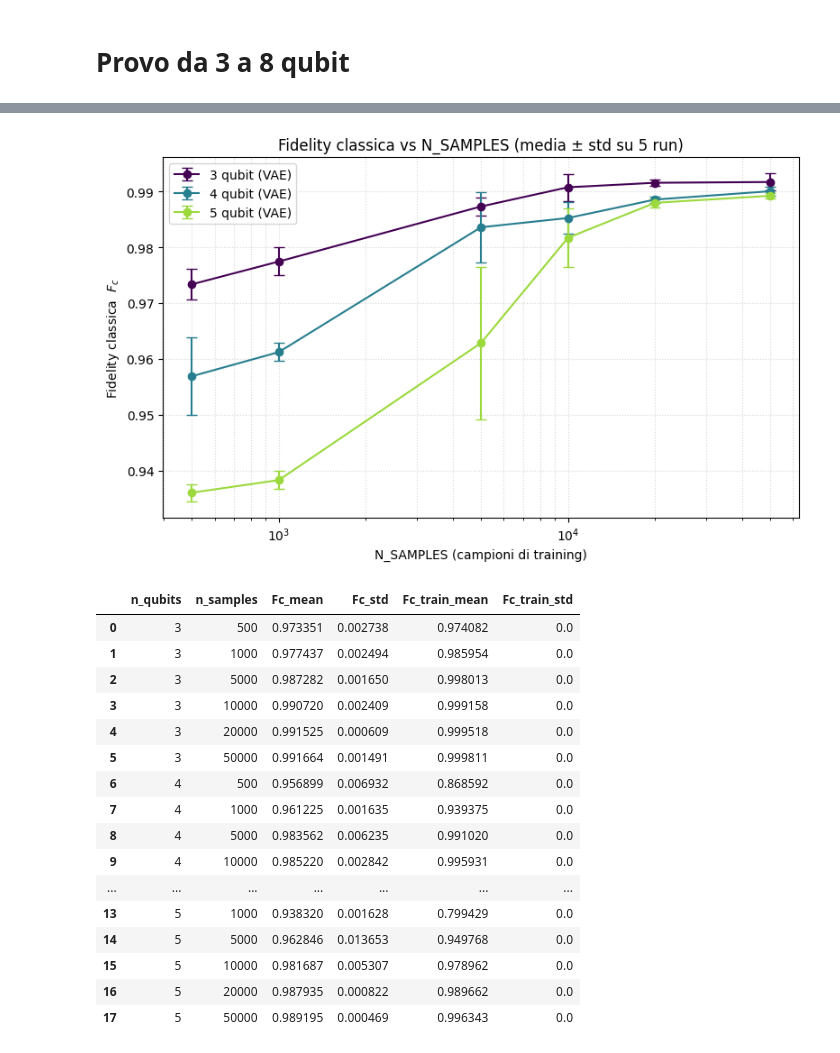
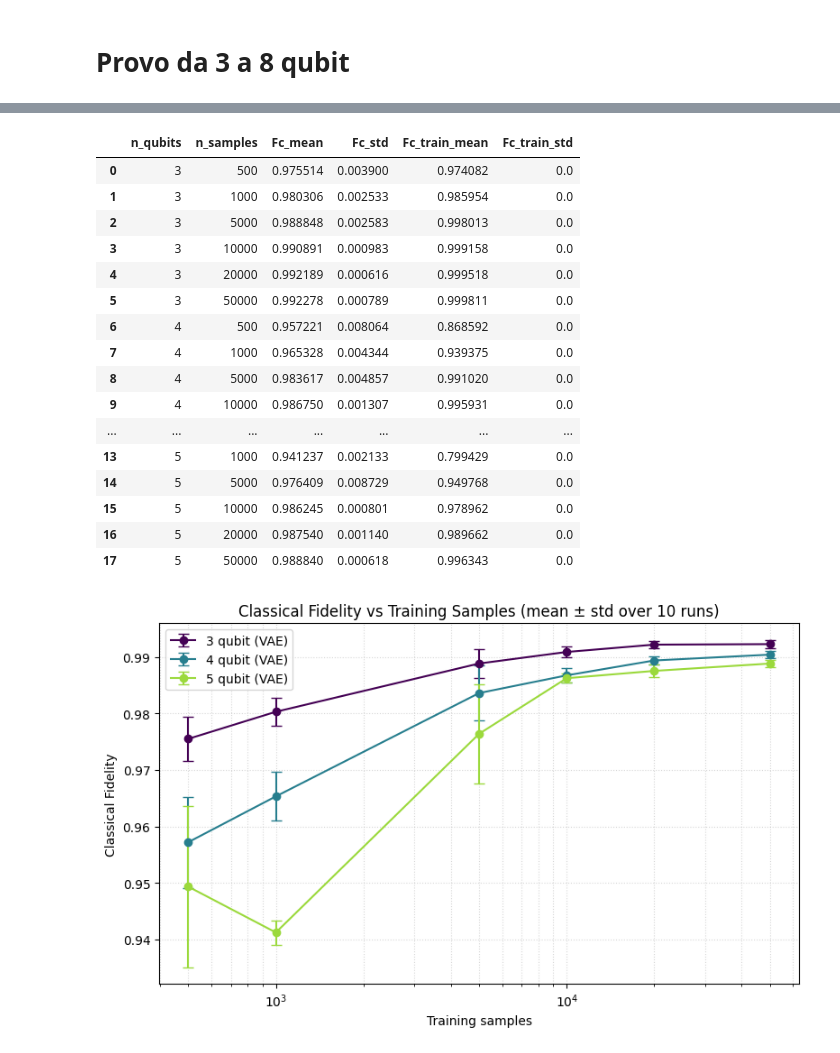
Before and after one commit to srazzetti/statistical-qst-vae, a Jupyter notebook: notebook/vae_training.ipynb, the cells around one changed output, grey strips where cells are left out. Cells and saved outputs as stored; diff of their text form; code cells hidden in the pictures.

```diff
--- a/notebook/vae_training.ipynb
+++ b/notebook/vae_training.ipynb
@@ -71,24 +77,12 @@ Training set size and shape: 800 and (800, 12)
 Testing set size and shape: 200 and (200, 12)
 # %% [markdown]
 # Train
-# %%
-def set_up_training(experiment_id = 'run', drive_path = RESULTS_ROOT):
-    timestamp = datetime.now().strftime("%m%d_%H%M")
-    run_dir = os.path.join(drive_path, f"{experiment_id}_{timestamp}")
-    os.makedirs(run_dir, exist_ok=True)
-
-    checkpoint_path = os.path.join(run_dir, "best_weights.weights.h5")
-    history_path    = os.path.join(run_dir, "history.csv")
-
-    print(f"All saved in: {run_dir}")
-
-    return run_dir, checkpoint_path, history_path
 # %%
 # Define useful parameters for the VAE training
 LATENT_DIM = 16
 HIDDEN_DIM = 96
 WARMUP_EPOCHS = 50
-TOTAL_EPOCHS = 200
+TOTAL_EPOCHS = 500
 BATCH_SIZE = 100
 LEARNING_RATE = 1e-3
 BETA_MAX = 0.85
@@ -106,7 +100,7 @@ P_exact = povm_probability_efficient(rho.data, n_qubits)
 callbacks = [
     KLWarmup(beta_max=BETA_MAX, warmup_epochs=WARMUP_EPOCHS),
     EarlyStopping(monitor='val_reconstruction_loss', mode='min',
-                  patience=40, restore_best_weights=True,
+                  patience=50, restore_best_weights=True,
                   start_from_epoch=WARMUP_EPOCHS),
     ReduceLROnPlateau(monitor='val_reconstruction_loss', mode='min',
                       factor=0.5, patience=20, min_lr=1e-6),
@@ -162,7 +156,7 @@ outcomes = list(P_exact.keys())
 
 # Generate a large number of samples from the trained VAE model to estimate the distribution it has learned (P_vae)
 # Convert the one-hot encoded training data back to samples and compute the empirical distribution (P_train)
-P_vae   = model.generate_empirical_dist(n_samples=1000000, batch_size=50_000)
+P_vae   = model.predict_dist(n_samples=1000000, batch_size=50_000)
 P_unif = {o: 1.0 / len(outcomes) for o in outcomes}
 P_train = samples_to_empirical_dist(onehot_to_samples(X_train, n_qubits), n_qubits)
 
@@ -324,7 +315,7 @@ plot_fidelity_vs_samples(history, results)
 # Carica i risultati di run_1 ... run_N, calcola media e std della fidelity
 # classica su tutte le run e plotta F_c vs N_SAMPLES con barre d'errore,
 # una curva per ogni numero di qubit.
-N_RUNS = 5
+N_RUNS = 10
 
 # Concatena i CSV di tutte le run in un unico DataFrame
 runs = []
@@ -334,52 +325,54 @@ for i in range(1, N_RUNS + 1):
     df_i["run"] = i
     runs.append(df_i)
 all_runs = pd.concat(runs, ignore_index=True)
 
 # Media e deviazione standard di Fc (e Fc_train) sulle run, per ogni (n_qubits, n_samples)
 stats = (
     all_runs
     .groupby(["n_qubits", "n_samples"])
     .agg(Fc_mean=("Fc", "mean"), Fc_std=("Fc", "std"),
          Fc_train_mean=("Fc_train", "mean"), Fc_train_std=("Fc_train", "std"))
     .reset_index()
 )
 
 # Plot: fidelity media vs N_SAMPLES con barre d'errore (std), una curva per numero di qubit
 plt.figure(figsize=(8, 5))
 qubit_list = sorted(stats["n_qubits"].unique())
 colors = plt.cm.viridis(np.linspace(0, 0.85, len(qubit_list)))
 
 for color, q in zip(colors, qubit_list):
     sub = stats[stats["n_qubits"] == q].sort_values("n_samples")
     plt.errorbar(sub["n_samples"], sub["Fc_mean"], yerr=sub["Fc_std"],
                  fmt='-o', color=color, capsize=4, label=f'{q} qubit (VAE)')
+    # plt.errorbar(sub["n_samples"], sub["Fc_train_mean"], yerr=sub["Fc_train_std"],
+    #              fmt='--s', color=color, capsize=4, label=f'{q} qubit (train)')
 
 plt.xscale('log')
-plt.xlabel('N_SAMPLES (campioni di training)')
-plt.ylabel('Fidelity classica  $F_c$')
-plt.title(f'Fidelity classica vs N_SAMPLES (media ± std su {N_RUNS} run)')
+plt.xlabel('Training samples')
+plt.ylabel('Classical Fidelity')
+plt.title(f'Classical Fidelity vs Training Samples (mean ± std over {N_RUNS} runs)')
 plt.grid(True, which='both', ls=':', alpha=0.5)
 plt.legend()
 plt.tight_layout()
-plt.show()
+plt.savefig(PROJECT_ROOT / "results" / "classical_fidelity_vs_samples.svg")
 
 stats
 # %% [output]
+|  | n_qubits | n_samples | Fc_mean | Fc_std | Fc_train_mean | Fc_train_std |
+| 0 | 3 | 500 | 0.975514 | 0.003900 | 0.974082 | 0.0 |
+| 1 | 3 | 1000 | 0.980306 | 0.002533 | 0.985954 | 0.0 |
+| 2 | 3 | 5000 | 0.988848 | 0.002583 | 0.998013 | 0.0 |
+| 3 | 3 | 10000 | 0.990891 | 0.000983 | 0.999158 | 0.0 |
+| 4 | 3 | 20000 | 0.992189 | 0.000616 | 0.999518 | 0.0 |
+| 5 | 3 | 50000 | 0.992278 | 0.000789 | 0.999811 | 0.0 |
+| 6 | 4 | 500 | 0.957221 | 0.008064 | 0.868592 | 0.0 |
+| 7 | 4 | 1000 | 0.965328 | 0.004344 | 0.939375 | 0.0 |
+| 8 | 4 | 5000 | 0.983617 | 0.004857 | 0.991020 | 0.0 |
+| 9 | 4 | 10000 | 0.986750 | 0.001307 | 0.995931 | 0.0 |
+| ... | ... | ... | ... | ... | ... | ... |
+| 13 | 5 | 1000 | 0.941237 | 0.002133 | 0.799429 | 0.0 |
+| 14 | 5 | 5000 | 0.976409 | 0.008729 | 0.949768 | 0.0 |
+| 15 | 5 | 10000 | 0.986245 | 0.000801 | 0.978962 | 0.0 |
+| 16 | 5 | 20000 | 0.987540 | 0.001140 | 0.989662 | 0.0 |
+| 17 | 5 | 50000 | 0.988840 | 0.000618 | 0.996343 | 0.0 |
-[figure, old version]
+[figure, new version]
-|  | n_qubits | n_samples | Fc_mean | Fc_std | Fc_train_mean | Fc_train_std |
-| 0 | 3 | 500 | 0.973351 | 0.002738 | 0.974082 | 0.0 |
-| 1 | 3 | 1000 | 0.977437 | 0.002494 | 0.985954 | 0.0 |
-| 2 | 3 | 5000 | 0.987282 | 0.001650 | 0.998013 | 0.0 |
-| 3 | 3 | 10000 | 0.990720 | 0.002409 | 0.999158 | 0.0 |
-| 4 | 3 | 20000 | 0.991525 | 0.000609 | 0.999518 | 0.0 |
-| 5 | 3 | 50000 | 0.991664 | 0.001491 | 0.999811 | 0.0 |
-| 6 | 4 | 500 | 0.956899 | 0.006932 | 0.868592 | 0.0 |
-| 7 | 4 | 1000 | 0.961225 | 0.001635 | 0.939375 | 0.0 |
-| 8 | 4 | 5000 | 0.983562 | 0.006235 | 0.991020 | 0.0 |
-| 9 | 4 | 10000 | 0.985220 | 0.002842 | 0.995931 | 0.0 |
-| ... | ... | ... | ... | ... | ... | ... |
-| 13 | 5 | 1000 | 0.938320 | 0.001628 | 0.799429 | 0.0 |
-| 14 | 5 | 5000 | 0.962846 | 0.013653 | 0.949768 | 0.0 |
-| 15 | 5 | 10000 | 0.981687 | 0.005307 | 0.978962 | 0.0 |
-| 16 | 5 | 20000 | 0.987935 | 0.000822 | 0.989662 | 0.0 |
-| 17 | 5 | 50000 | 0.989195 | 0.000469 | 0.996343 | 0.0 |
```
Also changed, not shown: parts of 6 cells of this notebook, 2 other files.
